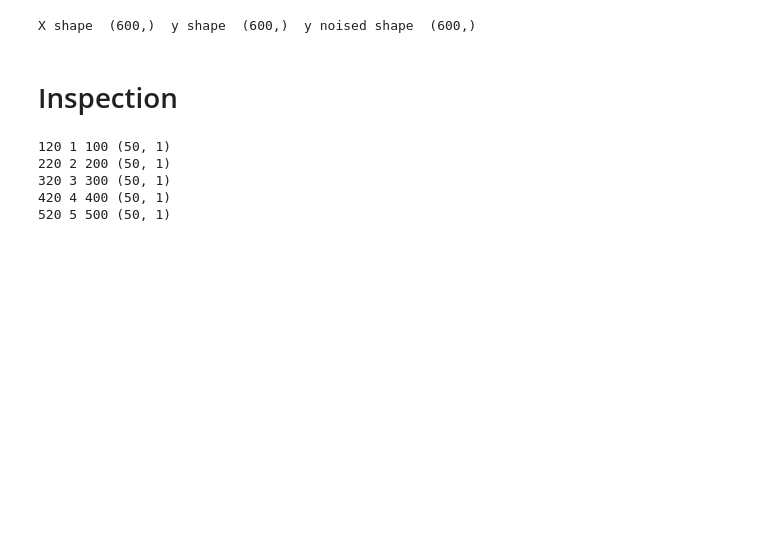
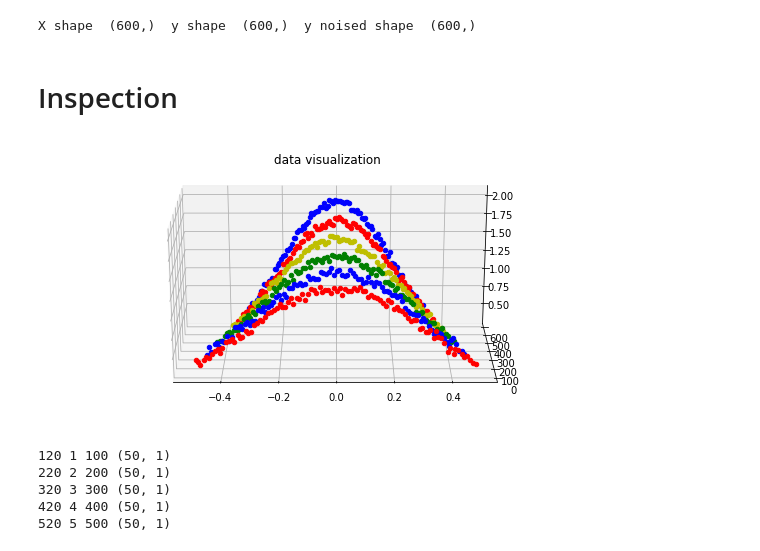
Before and after one commit to sathouel/concept_drift_detection, a Jupyter notebook: code/main.ipynb, the cells around one changed output. Saved outputs shown, nothing was run; the diff lists cells and outputs as text; code cells hidden in the pictures; blank space fills up the shorter version.

```diff
--- a/code/main.ipynb
+++ b/code/main.ipynb
@@ -25,16 +26,18 @@ from mpl_toolkits.mplot3d import Axes3D
 # %%
-# fig = plt.figure(figsize=(10,5))
-# ax = fig.add_subplot(111, projection='3d')
-# ax.set_title("data visualization")
-# n = X.shape[0]
-# counter = 0
-# colors = ['r', 'b', 'g', 'y']
-# n_colors = len(colors)
-# for a, b, c in zip(X, y, range(n-1)):
-#     ax.scatter(a, c, b, c=colors[int(counter/100)%n_colors], marker='o')
-#     counter += 1
+fig = plt.figure(figsize=(10,5))
+ax = fig.add_subplot(111, projection='3d')
+ax.set_title("data visualization")
+n = X.shape[0]
+counter = 0
+colors = ['r', 'b', 'g', 'y']
+n_colors = len(colors)
+for a, b, c in zip(X, y_noised, range(n-1)):
+    ax.scatter(a, c, b, c=colors[int(counter/100)%n_colors], marker='o')
+    counter += 1
 
-# ax.view_init(20, 270)
+ax.view_init(20, 270)
+# %% [output]
+[figure, added]
 # %%
 from sklearn.linear_model import LinearRegression
 from sklearn.svm import SVR
```
Also changed, not shown: parts of 16 cells of this notebook, 2 other files.
